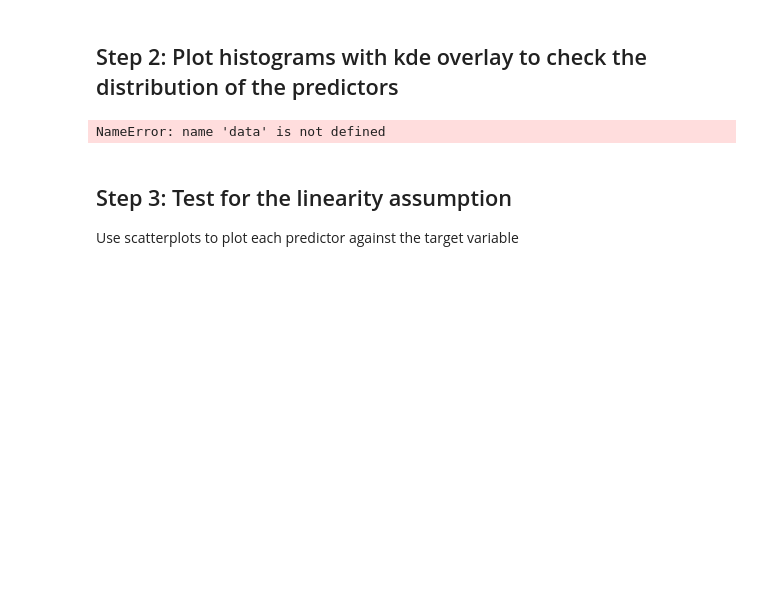
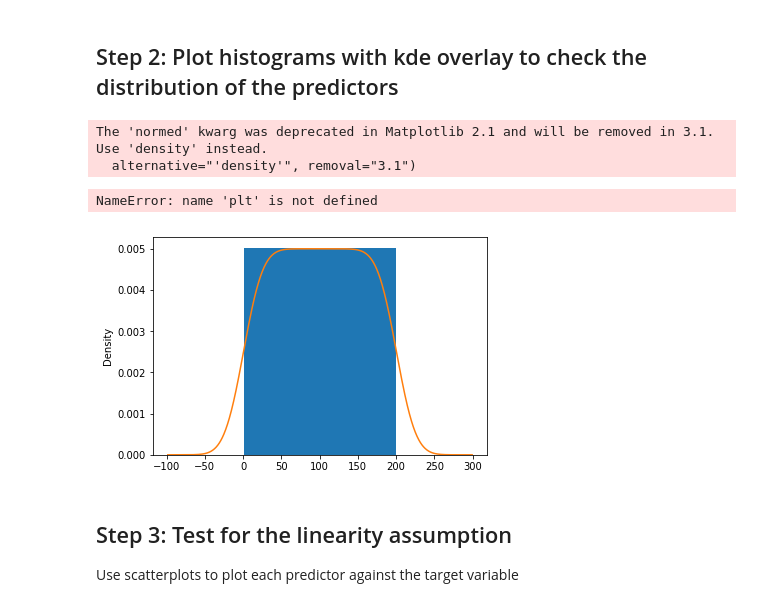
Before and after one commit to TimMango/dsc-ols-statsmodels-lab-dc-ds-career-042219, a Jupyter notebook: index.ipynb, the cells around one changed output. Cells and saved outputs as stored; diff of their text form; code cells hidden in the pictures; blank space fills up the shorter version.

```diff
--- a/index.ipynb
+++ b/index.ipynb
@@ -62,13 +62,16 @@ df.describe()
 ## Step 2: Plot histograms with kde overlay to check the distribution of the predictors
 # %%
 # For all the variables, check distribution by creating a histogram with kde
-for column in data:
+for column in df:
     df[column].plot.hist(normed=True, label = column +' histogram')
     df[column].plot.kde(label =column+' kde')
     plt.legend()
     plt.show()
 # %% [output]
-NameError: name 'data' is not defined
+The 'normed' kwarg was deprecated in Matplotlib 2.1 and will be removed in 3.1. Use 'density' instead.
+  alternative="'density'", removal="3.1")
+NameError: name 'plt' is not defined
+[figure, added]
 # %%
 # Record your observations here
 # %% [markdown]
```
